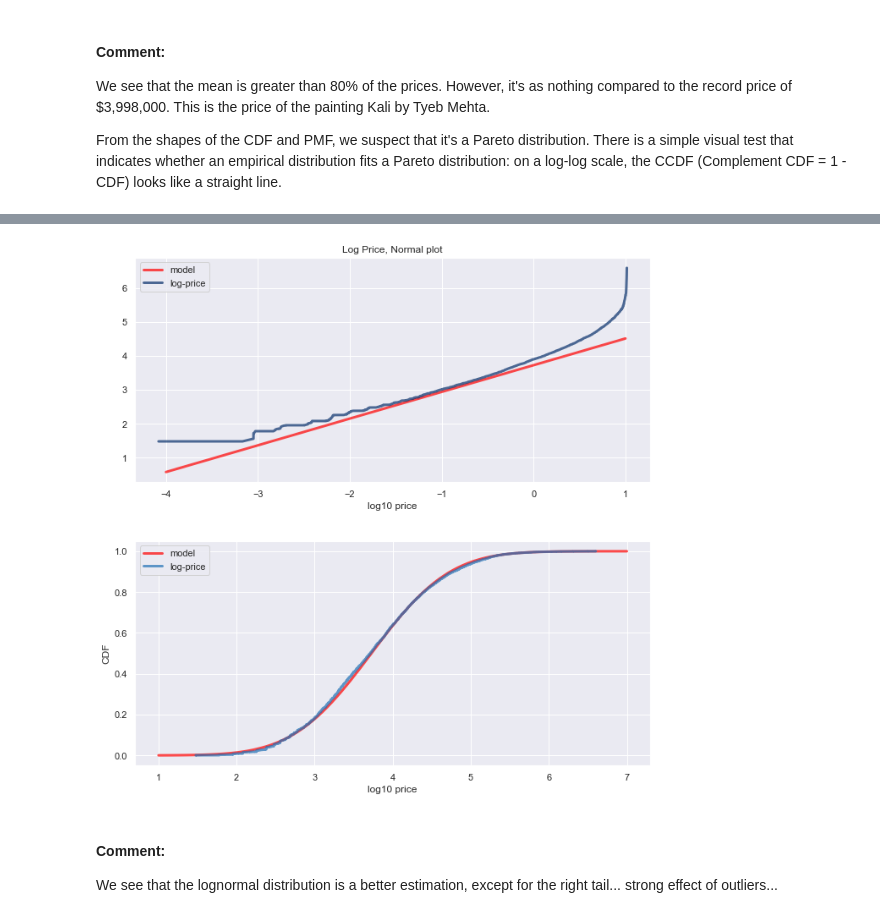
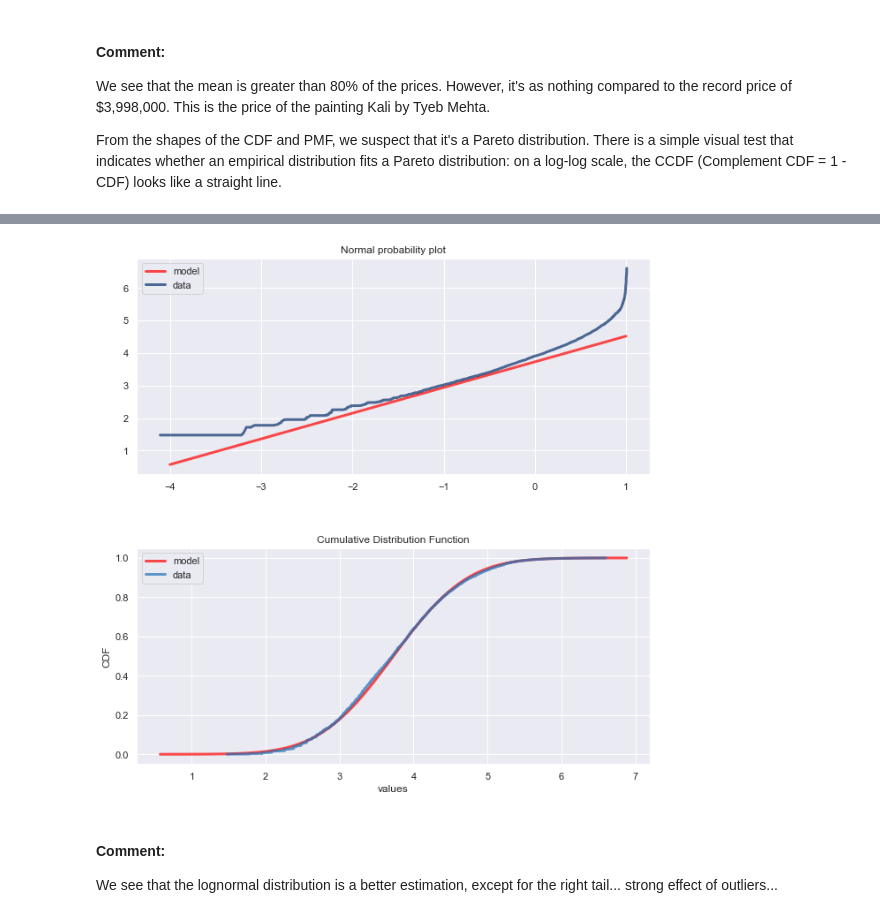
Before and after one commit to dcaohuu18/saffronart_stats_analysis, a Jupyter notebook: distributions.ipynb, the cells around one changed output, grey strips where cells are left out. Saved outputs shown, nothing was run; the diff lists cells and outputs as text; code cells hidden in the pictures.

```diff
--- a/distributions.ipynb
+++ b/distributions.ipynb
@@ -187,44 +204,52 @@ I have provided an estimation of the line that best fits the price distribution.
 # %%
-# try a lognormal distribution:
+def normal_dist_test(values, normal_prob_x_range=[-3, 3]):
+    fig = plt.figure(figsize=(10,10))
+    values_cdf = thinkstats2.Cdf(values)
+
+    ###
+    # Normal Probability Plot:
+
+    plt.subplot(211)
+
+    mean = np.mean(values)
+    std = np.std(values)
+
+    fxs, fys = thinkstats2.FitLine(normal_prob_x_range, inter=mean, slope=std)
+    thinkplot.Plot(fxs, fys, color='red', label='model')
+
+    xs, ys = thinkstats2.NormalProbability(values)
+    thinkplot.Plot(xs, ys, label = 'data')
+    thinkplot.Config(title='Normal probability plot')
+
+    plt.legend()
+
+    ###
+    # Compare the Cdf of values with a Normal model:
+
+    plt.subplot(212)
+
+    xmin = mean - 4*std
+    xmax = mean + 4*std
+
+    xs, ps = thinkstats2.RenderNormalCdf(mean, std, low=xmin, high=xmax)
+    thinkplot.Plot(xs, ps, label='model', color='red')
+
+    thinkplot.Cdf(values_cdf, label='data')
+    thinkplot.Config(title='Cumulative Distribution Function', xlabel='values', ylabel='CDF')
+
+    plt.legend()
+
+    ###
+
+    fig.tight_layout(pad=5.0)
+
+    plt.show()
+
 
 log_price = np.log10(saffronart_df.winning_bid)
-cdf_log = thinkstats2.Cdf(log_price)
-
-fig = plt.figure(figsize=(10,10))
-
-###
-
-plt.subplot(211)
-
-xs = [-4, 1]
-fxs, fys = thinkstats2.FitLine(xs, inter=log_price.mean(), slope=log_price.std())
-thinkplot.Plot(fxs, fys, color='red', label='model')
-
-xs, ys = thinkstats2.NormalProbability(log_price)
-thinkplot.Plot(xs, ys, label = 'log-price')
-thinkplot.Config(title='Log Price, Normal plot', xlabel='log10 price')
-
-plt.legend()
-
-###
-
-plt.subplot(212)
-
-xs, ps = thinkstats2.RenderNormalCdf(log_price.mean(), log_price.std(), low=1, high=7)
-thinkplot.Plot(xs, ps, label='model', color='red')
-
-thinkplot.Cdf(cdf_log, label='log-price')
-thinkplot.Config(xlabel='log10 price', ylabel='CDF')
-
-plt.legend()
-
-###
-
-fig.tight_layout(pad=3.0)
-
-plt.show()
+normal_dist_test(log_price, [-4, 1])
 # %% [output]
-[figure, old version]
+[figure, new version]
 # %% [markdown]
 #### Comment:
 We see that the lognormal distribution is a better estimation, except for the right tail... strong effect of outliers...
```
Also changed, not shown: parts of 14 cells of this notebook.
